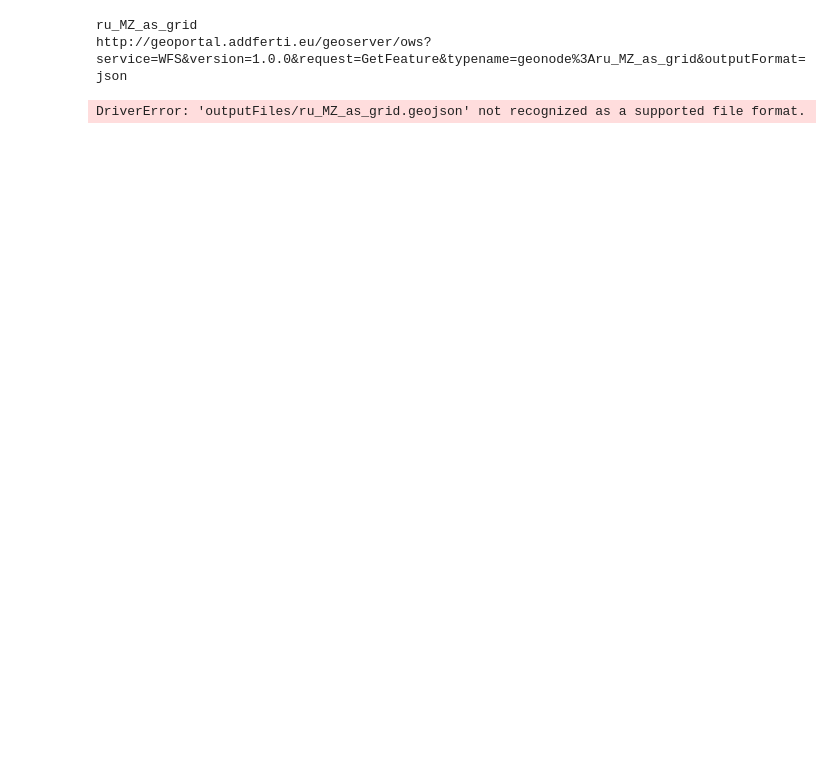
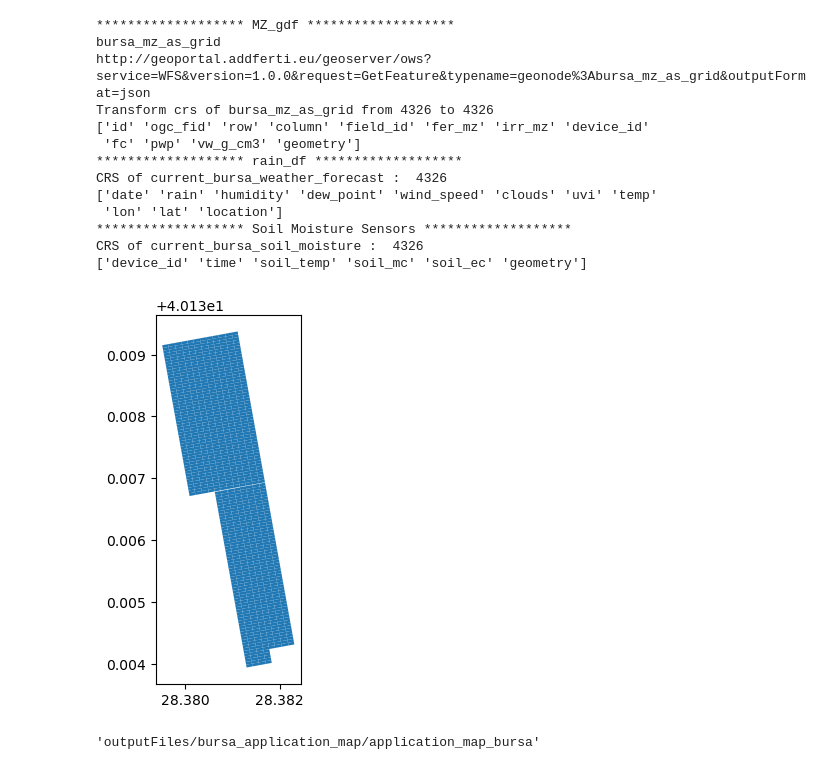
Before and after one commit to AlexSteiger/fertigationMap, a Jupyter notebook: fertigationMap/fertigationMap.ipynb, the cells around one changed output. Drawn from its saved outputs; the diff is of its cells as text; code cells hidden in the pictures; blank space fills up the shorter version.

```diff
--- a/fertigationMap/fertigationMap.ipynb
+++ b/fertigationMap/fertigationMap.ipynb
@@ -125,18 +53,45 @@ def get_current_SMC(university):
 # %%
 MZ_gdf = None
-for  i  in  range(0,1):
-    #irr_MZ_gdf    =  get_MZ(uni[i],"irr")
-    #fer_MZ_gdf    =  get_MZ(uni[i],"fer")
-    MZ_gdf        =  get_MZ(uni[i])
-    rain_df       =  get_rain(uni[i])
-    CMC_gdf       =  get_current_SMC(uni[i])
+fer_MZ_gdf = None
 
-    #print(rain_df.columns.values)
-    #print(rain_df)
-    #print(CMC_gdf.columns.values)
+# Loop through specific indices in the array [0,1,2] = [ru,ugent,bursa]
+for  i  in  [2]:
+    #irr_MZ_gdf    =  fMf.get_MZ(uni[i],"irr")
+    #fer_MZ_gdf    =  fMf.get_MZ(uni[i],"fer")
+    MZ_gdf        =  fMf.get_MZ(uni[i])
+    rain_df       =  fMf.get_rain(uni[i])
+    CMC_gdf       =  fMf.get_current_SMC(uni[i])
+
+    #irr_MZ_gdf    =  fMf.get_MZ("pisa","irr")
+    #rain_df       =  fMf.get_rain("ru")
+    #CMC_gdf       =  fMf.get_current_SMC("pisa")
+
+#print(MZ_gdf.columns.values)
+#print(CMC_gdf)
+#print(rain_df)
+#print(CMC_gdf.columns.values)
 # %% [output]
-ru_MZ_as_grid
-http://geoportal.addferti.eu/geoserver/ows?service=WFS&version=1.0.0&request=GetFeature&typename=geonode%3Aru_MZ_as_grid&outputFormat=json
+******************* MZ_gdf *******************
+bursa_mz_as_grid
+http://geoportal.addferti.eu/geoserver/ows?service=WFS&version=1.0.0&request=GetFeature&typename=geonode%3Abursa_mz_as_grid&outputFormat=json
+Transform crs of bursa_mz_as_grid from 4326 to 4326
+['id' 'ogc_fid' 'row' 'column' 'field_id' 'fer_mz' 'irr_mz' 'device_id'
+ 'fc' 'pwp' 'vw_g_cm3' 'geometry']
+******************* rain_df *******************
+CRS of current_bursa_weather_forecast :  4326
+['date' 'rain' 'humidity' 'dew_point' 'wind_speed' 'clouds' 'uvi' 'temp'
+ 'lon' 'lat' 'location']
+******************* Soil Moisture Sensors *******************
+CRS of current_bursa_soil_moisture :  4326
+['device_id' 'time' 'soil_temp' 'soil_mc' 'soil_ec' 'geometry']
-DriverError: 'outputFiles/ru_MZ_as_grid.geojson' not recognized as a supported file format.
+[figure, added]
+# %%
+    ## Paths for output files
+    folder      = "outputFiles/" + uni[i] + "_application_map"
+    filename    = "application_map_" + uni[i]
+    pathAndName = folder + "/" + filename
+    pathAndName
+# %% [output]
+'outputFiles/bursa_application_map/application_map_bursa'
 # %%
     ## Merge all the data
```
Also changed, not shown: parts of 17 cells of this notebook, 5 other files.
